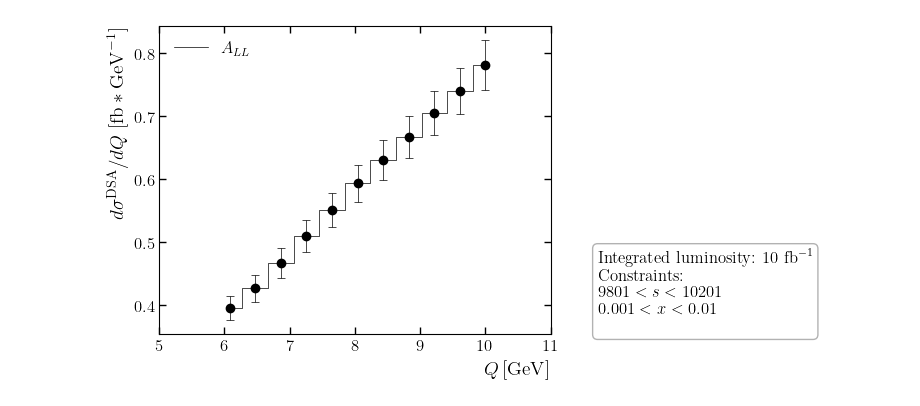
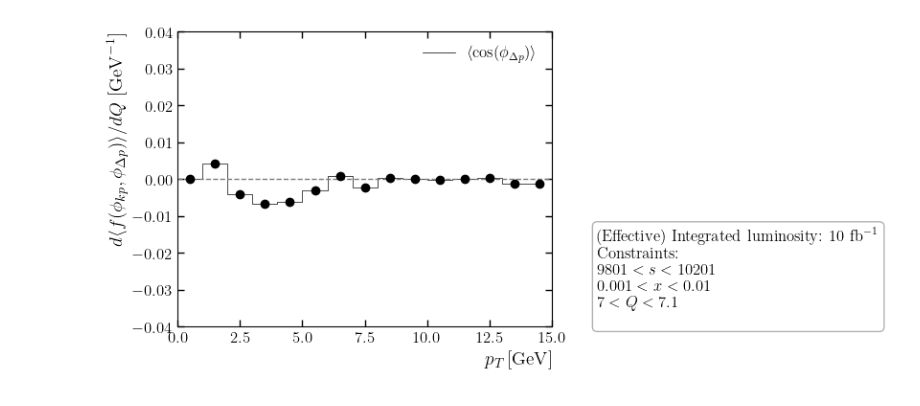
Before and after one commit to brandonmanley/dijet_DSA, a Jupyter notebook: bmanley/dsa_mc_analysis.ipynb, the cells around one changed output. Cells and saved outputs as stored; diff of their text form; code cells hidden in the pictures.

Commit message:
tweak mc plotting routine + add corner plot of params

```diff
--- a/bmanley/dsa_mc_analysis.ipynb
+++ b/bmanley/dsa_mc_analysis.ipynb
@@ -8,7 +8,7 @@ from mpl_toolkits.axes_grid1.inset_locator import inset_axes
 %matplotlib inline
 # %%
 # import mc data file
-mcfile = 'mc_data/mc_data_trial6.npy'
+mcfile = 'mc_data/mc_data_rs100_run2.npy'
 # mcfile = 'mc_data/testing.npy'
 mcdata = np.load(mcfile)
 mc_df = pd.DataFrame(mcdata, columns=['s', 'Q', 'x', 'delta', 'pT', 'z', 'y', 'phi_kp', 'phi_Dp', 'num_dsa', 'den_dsa'])
@@ -71,7 +61,7 @@ def plot_histogram(df, plot_q, weights, constraints={}, **options):
     range = [df[plot_q].min(), df[plot_q].max()]
     nbins = options.get('nbins', 10)
     bin_width = options.get('binwidth', (range[1] - range[0])/nbins)
-    bins = np.arange(np.floor(range[0]/bin_width)*bin_width, np.ceil(range[1]/bin_width)*bin_width, bin_width)
+    bins = options.get('bins', np.arange(np.floor(range[0]/bin_width)*bin_width, np.ceil(range[1]/bin_width)*bin_width, bin_width))
 
     # enforce constraints
     mask = pd.Series(True, index=df.index)
@@ -84,6 +74,7 @@ def plot_histogram(df, plot_q, weights, constraints={}, **options):
 
     for iw in weights: assert iw in list(df.columns), f'Error: option for weight {iw} not recognized'
     lumi = options.get('lumi', 10) # total integrated luminosity in fb^-1
+    lumi *= options.get('efficiency', 1) # correct for detector efficiency
 
     colors = ['black', 'red', 'blue', 'green']
 
@@ -96,15 +87,15 @@ def plot_histogram(df, plot_q, weights, constraints={}, **options):
 
         # ensure bins are properly averaged
         n_entries, _ = np.histogram(fixed_df[plot_q], bins=bins)
-        plot_counts /= bin_width*n_entries
-        total_counts /= bin_width*n_entries
+        plot_counts = np.array([icount/(bin_width*ientry) if ientry != 0 else 0 for icount, ientry in zip(plot_counts, n_entries)])
+        total_counts = np.array([icount/(bin_width*ientry) if ientry != 0 else 0 for icount, ientry in zip(total_counts, n_entries)])
 
         # errors are calculated for a given integrated luminosity (5% systematic error added per 1505.05783)
         if '_dsa' in weight:
             stat_errors = np.sqrt(total_counts/lumi)
             sys_errors = 0.05*np.abs(plot_counts)
         else:
-            stat_errors = np.sqrt((1+plot_counts)/(lumi*total_counts))
+            stat_errors = np.array([np.sqrt((1+ic)/(lumi*tc)) if tc != 0 else 0 for ic, tc in zip(plot_counts, total_counts)])
             sys_errors = 0.05*plot_counts
 
         total_errors = np.sqrt((stat_errors**2)+(sys_errors)**2)
@@ -120,7 +111,7 @@ def plot_histogram(df, plot_q, weights, constraints={}, **options):
     ax.legend(frameon=False)
 
     # make info box for constraints
-    info_text = fr'Integrated luminosity: ${lumi}\,\, \mathrm{{fb}}^{{-1}}$'+'\n'
+    info_text = fr'(Effective) Integrated luminosity: ${lumi}\,\, \mathrm{{fb}}^{{-1}}$'+'\n'
     info_text += 'Constraints:\n'
     for var, (low, high) in constraints.items():
         info_text += fr'$ {low} < {var} < {high}$'+'\n'
@@ -134,7 +125,8 @@ def plot_histogram(df, plot_q, weights, constraints={}, **options):
 
     # set plot info
     if options.get('y_limits'): ax.set_ylim(options.get('y_limits'))
-    if options.get('x_limits'): ax.set_xlim(options.get('x_limits'))
+    # if options.get('x_limits'):
+    ax.set_xlim(options.get('x_limits', [plot_bins[0], plot_bins[-1]]))
     ax.set_title(options.get('title', ''))
     ax.set_ylabel(options.get('y_label', 'Frequency'), loc='top')
     ax.set_xlabel(options.get('x_label', fr'${plot_q}$'), loc='right')
@@ -147,45 +139,71 @@ def plot_histogram(df, plot_q, weights, constraints={}, **options):
 plot_s = 100
 delta_s = 1
 
-plot_histogram(mc_df, 'Q', ['A_LL', ],
-                   {'s': [(plot_s-delta_s)**2, (plot_s+delta_s)**2],
-                    'x': [0.0010, 0.01],
-                    # 'Q': [6, 7]
-                   },
-                   lumi = 10,
-                   # y_scale='log',
-                   # x_scale='log',
-                   x_limits = [5, 11],
-                   nbins = 10,
-                   # y_limits = [0,0.35],
-                   y_label=r'$d\sigma^{\mathrm{DSA}}/dQ \,\,[\mathrm{fb}*\mathrm{GeV}^{-1}]$', x_label=r'$Q\, [\mathrm{GeV}]$')
+
+Q_bins = [i for i in range(15)]
+pT_bins = [i for i in range(16)]
+
+# plot_histogram(mc_df, 'Q', ['A_LL', ],
+#                    {'s': [(plot_s-delta_s)**2, (plot_s+delta_s)**2],
+#                     'x': [0.0010, 0.01],
+#                     # 'Q': [6, 7]
+#                    },
+#                    lumi = 10,
+#                    bins = Q_bins,
+#                    # y_scale='log',
+#                    # x_scale='log',
+#                    x_limits = [5, 11],
+#                    # nbins = 10,
+#                    # y_limits = [0,0.35],
+#                    zeroline = True,
+#                    y_label=r'$dA_{LL} /dQ \,\,[\mathrm{GeV}^{-1}]$', x_label=r'$Q\, [\mathrm{GeV}]$')
 
 
 plot_histogram(mc_df, 'pT', ['<cos(phi_Dp)>'],
                    {'s': [(plot_s-delta_s)**2, (plot_s+delta_s)**2],
                     'x': [0.0010, 0.01],
-                    'Q': [8, 8.1]
+                    'Q': [7, 7.1]
                    },
                    lumi = 10,
                    # y_scale='log',
                    # x_scale='log',
                    # x_limits = [5, 11],
-                   nbins = 10,
-                   # y_limits = [0,0.35],
+                   # nbins = 10,
+                   bins = pT_bins,
+                   y_limits = [-0.04,0.04],
                    zeroline = True,
                    y_label=r'$d \langle f(\phi_{kp}, \phi_{\Delta p}) \rangle /dQ \,\,[\mathrm{GeV}^{-1}]$', x_label=r'$p_T\, [\mathrm{GeV}]$')
 
 plot_histogram(mc_df, 'pT', ['<cos(phi_kp)cos(phi_Dp)>', '<sin(phi_kp)sin(phi_Dp)>'],
                    {'s': [(plot_s-delta_s)**2, (plot_s+delta_s)**2],
                     'x': [0.0010, 0.01],
-                    'Q': [8, 8.1]
+                    'Q': [9, 9.1]
                    },
                    lumi = 10,
+                   efficiency = 1,
                    # y_scale='log',
                    # x_scale='log',
                    # x_limits = [5, 11],
-                   nbins = 10,
-                   # y_limits = [0,0.35],
+                   bins = pT_bins,
+                   # nbins = 10,
+                   y_limits = [-0.04,0.04],
                    zeroline = True,
                    y_label=r'$d \langle f(\phi_{kp}, \phi_{\Delta p}) \rangle /dQ \,\,[\mathrm{GeV}^{-1}]$', x_label=r'$p_T\, [\mathrm{GeV}]$')
+
+
+plot_histogram(mc_df, 'pT', ['<cos(phi_kp)cos(phi_Dp)>', '<sin(phi_kp)sin(phi_Dp)>'],
+                   {'s': [(plot_s-delta_s)**2, (plot_s+delta_s)**2],
+                    'x': [0.0010, 0.01],
+                    'Q': [9, 9.1]
+                   },
+                   lumi = 10,
+                   efficiency = 0.7,
+                   # y_scale='log',
+                   # x_scale='log',
+                   # x_limits = [5, 11],
+                   bins = pT_bins,
+                   # nbins = 10,
+                   y_limits = [-0.04,0.04],
+                   zeroline = True,
+                   y_label=r'$d \langle f(\phi_{kp}, \phi_{\Delta p}) \rangle /dQ \,\,[\mathrm{GeV}^{-1}]$', x_label=r'$p_T\, [\mathrm{GeV}]$')
 # %% [output]
@@ -196 +210 @@ A_LL
-[figure, old version]
+[figure, new version]
```
Also changed, not shown: parts of 2 cells of this notebook, 5 other files.
